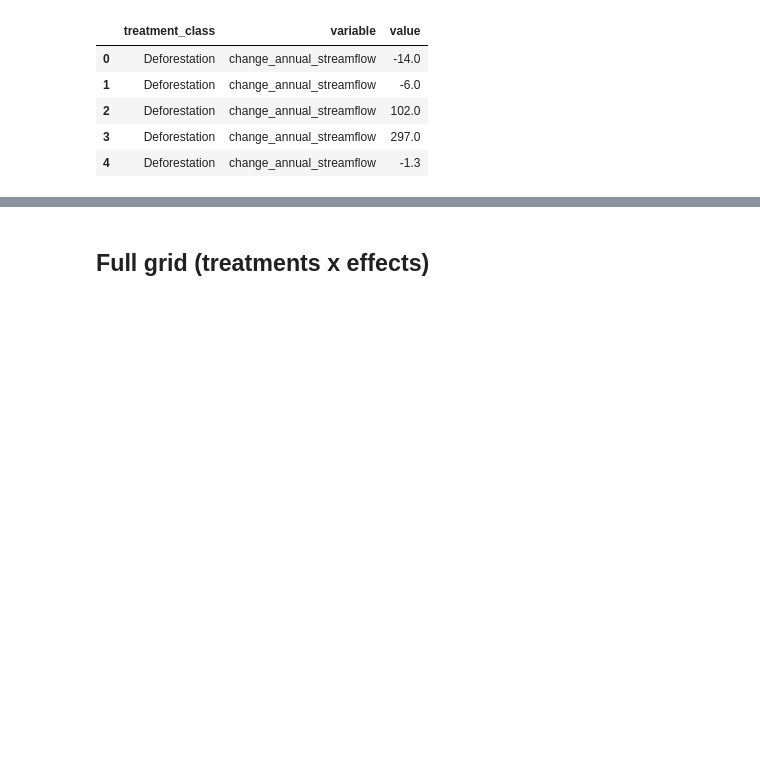
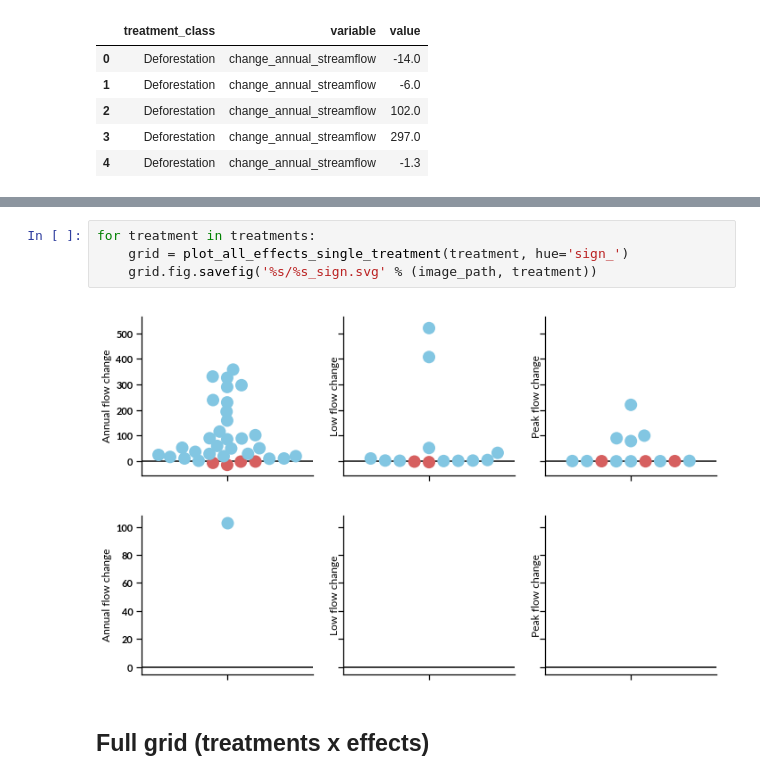
Before and after one commit to rusucosmin/dv, a Jupyter notebook: notebooks/prototype_plots.ipynb, the cells around one changed output, grey strips where cells are left out. Drawn from its saved outputs; the diff is of its cells as text; blank space fills up the shorter version.

```diff
--- a/notebooks/prototype_plots.ipynb
+++ b/notebooks/prototype_plots.ipynb
@@ -216,3 +220,10 @@ for treatment in treatments:
+# %%
+for treatment in treatments:
+    grid = plot_all_effects_single_treatment(treatment, hue='sign_')
+    grid.fig.savefig('%s/%s_sign.svg' % (image_path, treatment))
+# %% [output]
+[figure, added]
+[figure, added]
 # %% [markdown]
 ## Full grid (treatments x effects)
 # %%
```
Also changed, not shown: parts of 3 cells of this notebook, 23 other files.
